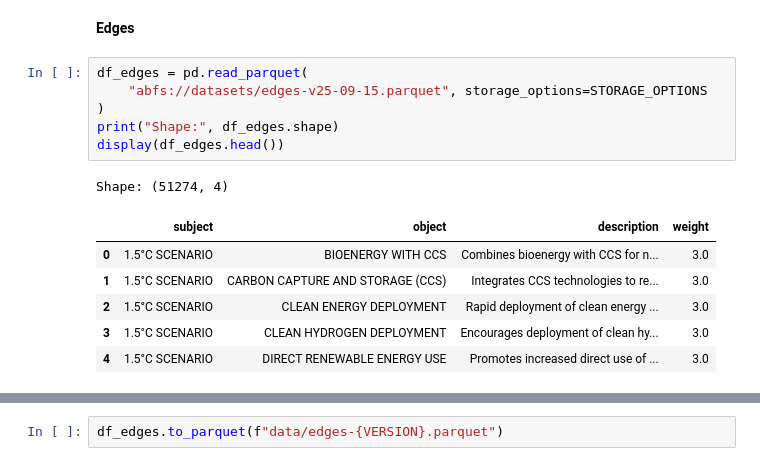
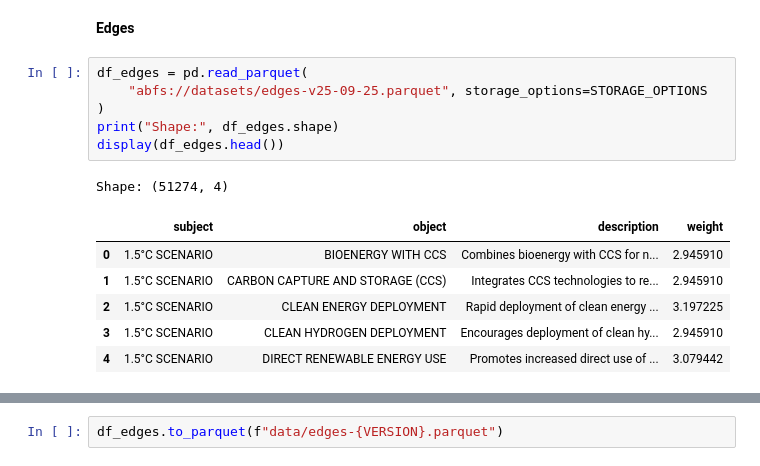
Before and after one commit to UNDP-Data/dsc-sea-ai-api, a Jupyter notebook: main.ipynb, the cells around one changed output, grey strips where cells are left out. Cells and saved outputs as stored; diff of their text form.

```diff
--- a/main.ipynb
+++ b/main.ipynb
@@ -296,18 +296,18 @@ await table.count_rows()
 **Edges**
 # %%
 df_edges = pd.read_parquet(
-    "abfs://datasets/edges-v25-09-15.parquet", storage_options=STORAGE_OPTIONS
+    "abfs://datasets/edges-v25-09-25.parquet", storage_options=STORAGE_OPTIONS
 )
 print("Shape:", df_edges.shape)
 display(df_edges.head())
 # %% [output]
 Shape: (51274, 4)
 |  | subject | object | description | weight |
-| 0 | 1.5°C SCENARIO | BIOENERGY WITH CCS | Combines bioenergy with CCS for n... | 3.0 |
-| 1 | 1.5°C SCENARIO | CARBON CAPTURE AND STORAGE (CCS) | Integrates CCS technologies to re... | 3.0 |
-| 2 | 1.5°C SCENARIO | CLEAN ENERGY DEPLOYMENT | Rapid deployment of clean energy ... | 3.0 |
-| 3 | 1.5°C SCENARIO | CLEAN HYDROGEN DEPLOYMENT | Encourages deployment of clean hy... | 3.0 |
-| 4 | 1.5°C SCENARIO | DIRECT RENEWABLE ENERGY USE | Promotes increased direct use of ... | 3.0 |
+| 0 | 1.5°C SCENARIO | BIOENERGY WITH CCS | Combines bioenergy with CCS for n... | 2.945910 |
+| 1 | 1.5°C SCENARIO | CARBON CAPTURE AND STORAGE (CCS) | Integrates CCS technologies to re... | 2.945910 |
+| 2 | 1.5°C SCENARIO | CLEAN ENERGY DEPLOYMENT | Rapid deployment of clean energy ... | 3.197225 |
+| 3 | 1.5°C SCENARIO | CLEAN HYDROGEN DEPLOYMENT | Encourages deployment of clean hy... | 2.945910 |
+| 4 | 1.5°C SCENARIO | DIRECT RENEWABLE ENERGY USE | Promotes increased direct use of ... | 3.079442 |
 # %%
 print("Shape before:", df_edges.shape)
 df_edges.insert(1, "predicate", "relates_to")
```
Also changed, not shown: parts of 4 cells of this notebook.
